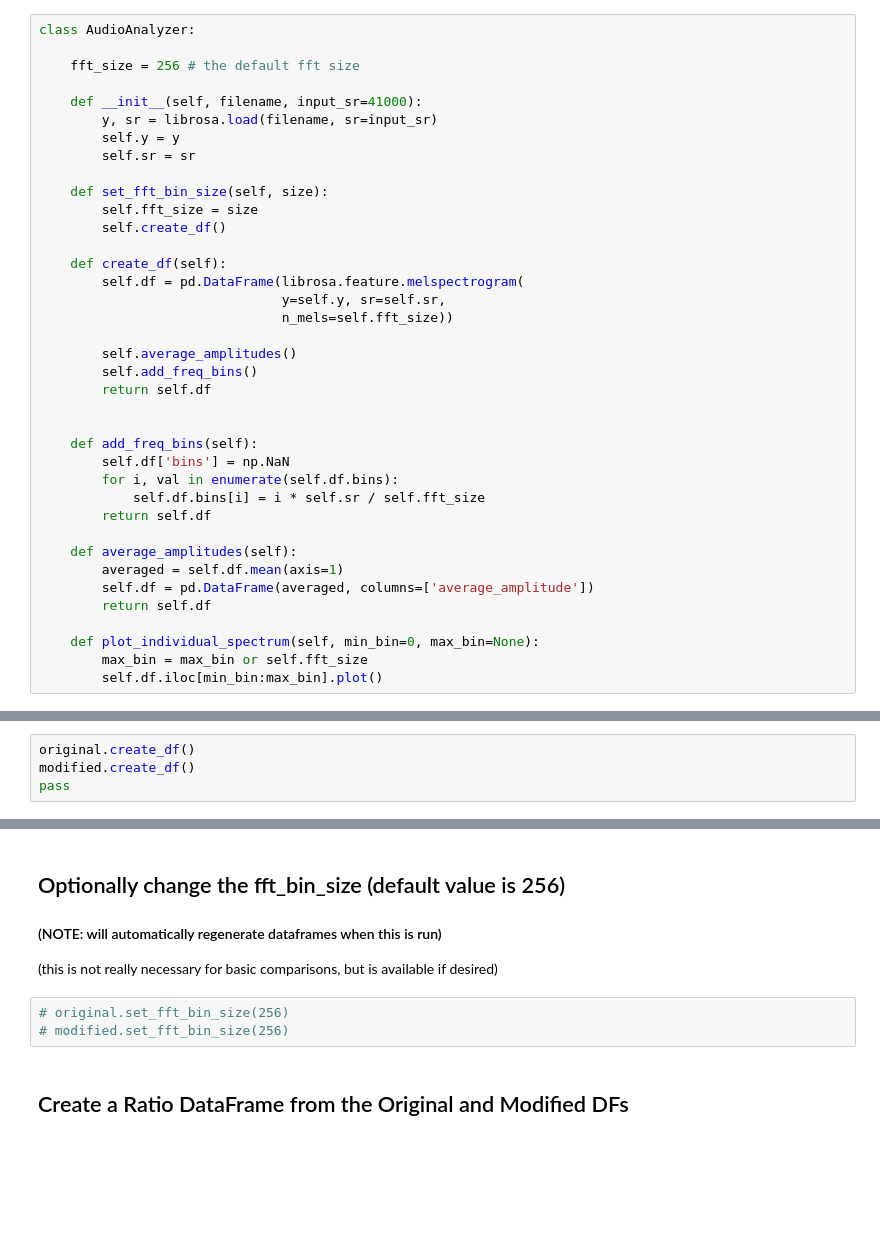
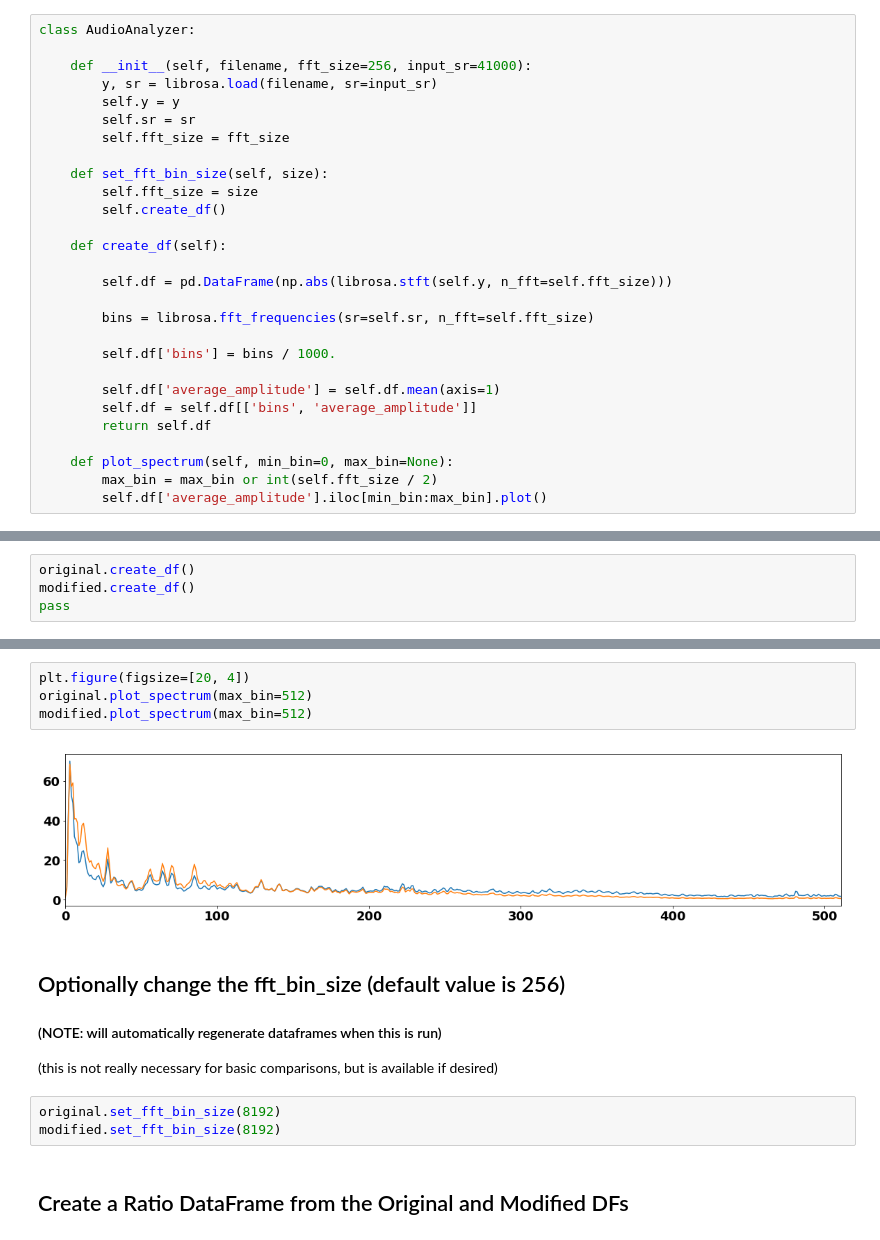
Before and after one commit to QED0711/ds_practice, a Jupyter notebook: librosa/audio_file_analyzer.ipynb, the cells around one changed output, grey strips where cells are left out. Saved outputs shown, nothing was run; the diff lists cells and outputs as text; blank space fills up the shorter version.

Commit message:
updated librosa analysis to work with unscaled fft

```diff
--- a/librosa/audio_file_analyzer.ipynb
+++ b/librosa/audio_file_analyzer.ipynb
@@ -49,41 +43,31 @@ handles the loading and creation of a spectrum dataframe from a single audio fil
 # %%
 class AudioAnalyzer:
 
-    fft_size = 256 # the default fft size
-
-    def __init__(self, filename, input_sr=41000):
+    def __init__(self, filename, fft_size=256, input_sr=41000):
         y, sr = librosa.load(filename, sr=input_sr)
         self.y = y
         self.sr = sr
+        self.fft_size = fft_size
 
     def set_fft_bin_size(self, size):
         self.fft_size = size
         self.create_df()
 
     def create_df(self):
-        self.df = pd.DataFrame(librosa.feature.melspectrogram(
-                               y=self.y, sr=self.sr,
-                               n_mels=self.fft_size))
 
-        self.average_amplitudes()
-        self.add_freq_bins()
+        self.df = pd.DataFrame(np.abs(librosa.stft(self.y, n_fft=self.fft_size)))
+
+        bins = librosa.fft_frequencies(sr=self.sr, n_fft=self.fft_size)
+
+        self.df['bins'] = bins / 1000.
+
+        self.df['average_amplitude'] = self.df.mean(axis=1)
+        self.df = self.df[['bins', 'average_amplitude']]
         return self.df
 
-
-    def add_freq_bins(self):
-        self.df['bins'] = np.NaN
-        for i, val in enumerate(self.df.bins):
-            self.df.bins[i] = i * self.sr / self.fft_size
-        return self.df
-
-    def average_amplitudes(self):
-        averaged = self.df.mean(axis=1)
-        self.df = pd.DataFrame(averaged, columns=['average_amplitude'])
-        return self.df
-
-    def plot_individual_spectrum(self, min_bin=0, max_bin=None):
-        max_bin = max_bin or self.fft_size
-        self.df.iloc[min_bin:max_bin].plot()
+    def plot_spectrum(self, min_bin=0, max_bin=None):
+        max_bin = max_bin or int(self.fft_size / 2)
+        self.df['average_amplitude'].iloc[min_bin:max_bin].plot()
 # %% [markdown]
 ## AudioCompare Class
 
@@ -172,11 +165,17 @@ pass
+# %%
+plt.figure(figsize=[20, 4])
+original.plot_spectrum(max_bin=512)
+modified.plot_spectrum(max_bin=512)
+# %% [output]
+[figure, added]
 # %% [markdown]
 ## Optionally change the fft_bin_size (default value is 256)
 #### (NOTE: will automatically regenerate dataframes when this is run)
 
 (this is not really necessary for basic comparisons, but is available if desired)
 # %%
-# original.set_fft_bin_size(256)
-# modified.set_fft_bin_size(256)
+original.set_fft_bin_size(8192)
+modified.set_fft_bin_size(8192)
 # %% [markdown]
 ## Create a Ratio DataFrame from the Original and Modified DFs
 # %%
```
Also changed, not shown: parts of 10 cells of this notebook, 1 other file.
